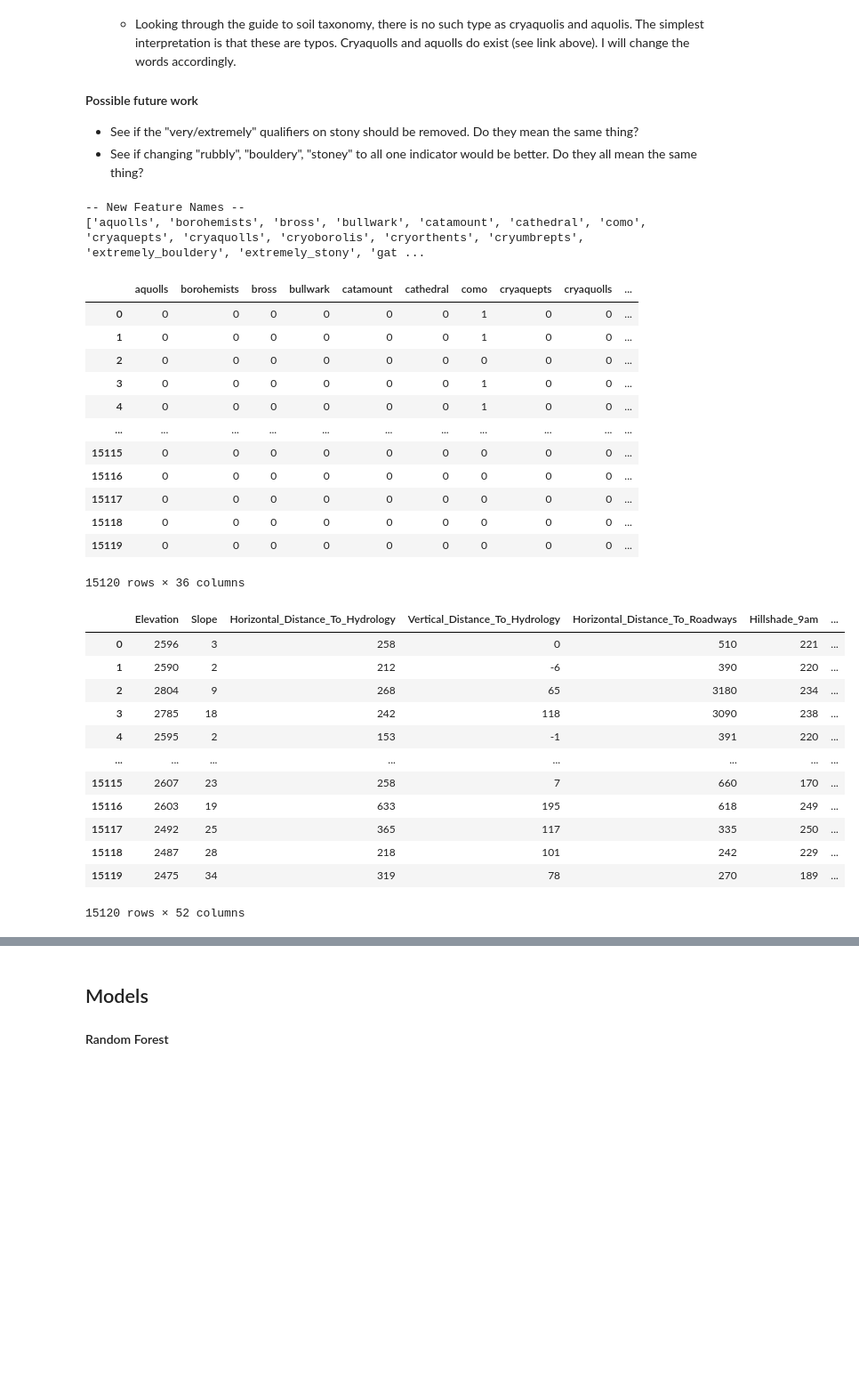
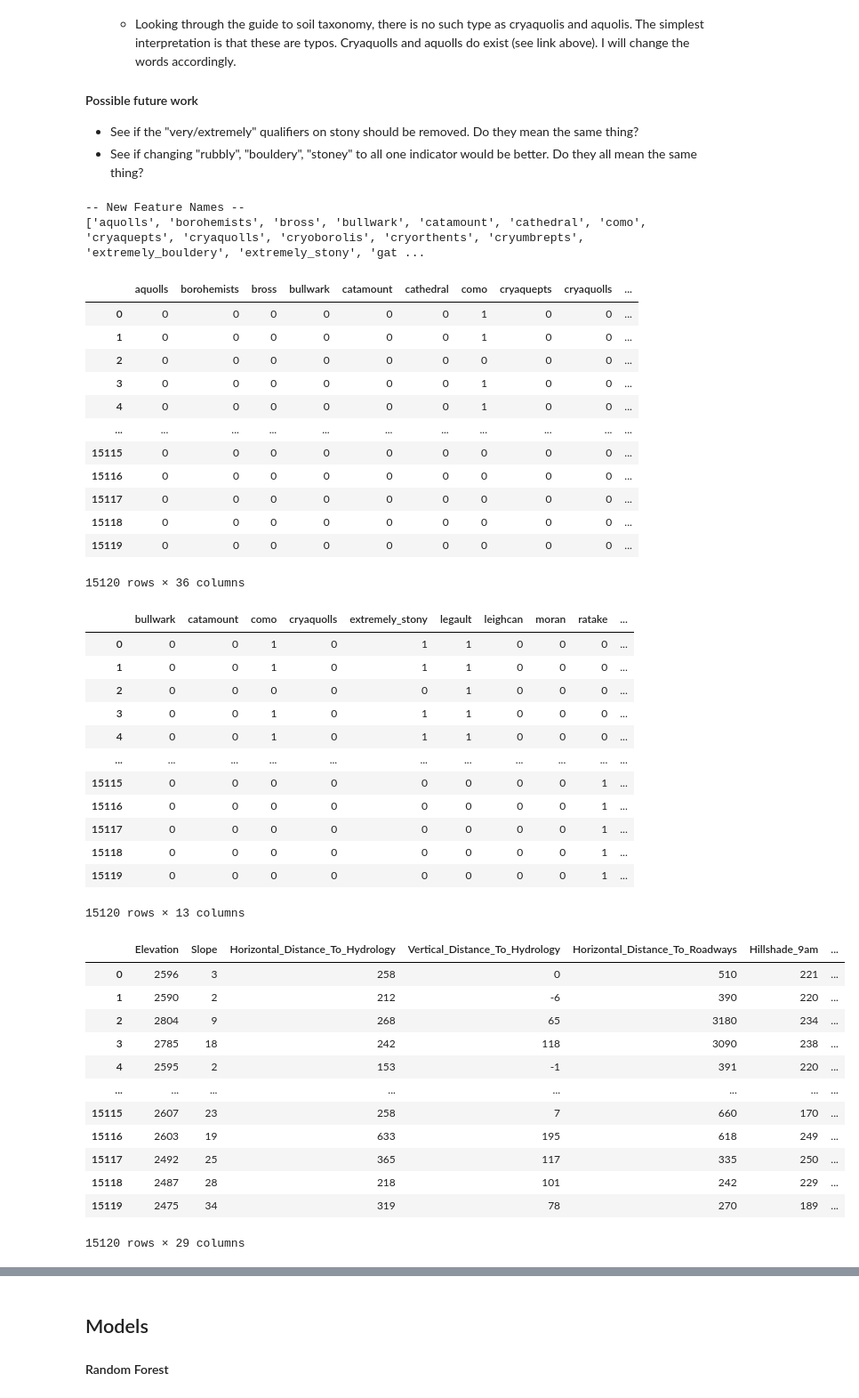
Before and after one commit to justinetaylor/mids-w207-final-project, a Jupyter notebook: clear-cut-solution.ipynb, the cells around one changed output, grey strips where cells are left out. Shown at 89% size. Cells and saved outputs as stored; diff of their text form; code cells hidden in the pictures; blank space fills up the shorter version.

```diff
--- a/clear-cut-solution.ipynb
+++ b/clear-cut-solution.ipynb
@@ -318,46 +318,68 @@ og_soil_col_names = [("Soil_Type{:d}".format(ii+1)) for ii in range(40)]
 
 # get columns containing soil information from our dataframe.
 soil_cols = np.array(train_df[og_soil_col_names])
 
 # transform the soil features. Put them into a dataframe.
 trans_soil = np.matmul(soil_cols,xform)
 trans_soil_df = pd.DataFrame(data = trans_soil, columns = new_cats)
 display(trans_soil_df)
 
+## Remove the features that have very low occurence rates
+
+# print(trans_soil_df.sum(axis=0))
+    # print occurence rates of the various features
+
+# remove low occurence soil types
+occ_lim = 1400 #0, 2,100,300,900,1400 default # remove columns that have less than occ_lim examples in the data
+high_occ_ser = trans_soil_df.sum(axis=0) >= occ_lim
+high_occ_names = [entry for entry in high_occ_ser.index if high_occ_ser[entry]]
+trans_soil_df = trans_soil_df[high_occ_names]
+display(trans_soil_df)
+
 # combine the new soil features with the existing freatures in a single df
 df_new = train_df.drop(columns=og_soil_col_names)
 df_new = pd.concat([df_new, trans_soil_df],axis=1)
 df_new = df_new[[col for col in df_new if col not in ["Cover_Type"]]+["Cover_Type"]] #want cover type as last column
 display(df_new)
-
-# We'll just reassign the train_df here to be equal to df_new
-train_df = df_new
 # %% [output]
 -- New Feature Names --
 ['aquolls', 'borohemists', 'bross', 'bullwark', 'catamount', 'cathedral', 'como', 'cryaquepts', 'cryaquolls', 'cryoborolis', 'cryorthents', 'cryumbrepts', 'extremely_bouldery', 'extremely_stony', 'gat ...
 |  | aquolls | borohemists | bross | bullwark | catamount | cathedral | como | cryaquepts | cryaquolls | ... |
 | 0 | 0 | 0 | 0 | 0 | 0 | 0 | 1 | 0 | 0 | ... |
 | 1 | 0 | 0 | 0 | 0 | 0 | 0 | 1 | 0 | 0 | ... |
 | 2 | 0 | 0 | 0 | 0 | 0 | 0 | 0 | 0 | 0 | ... |
 | 3 | 0 | 0 | 0 | 0 | 0 | 0 | 1 | 0 | 0 | ... |
 | 4 | 0 | 0 | 0 | 0 | 0 | 0 | 1 | 0 | 0 | ... |
 | ... | ... | ... | ... | ... | ... | ... | ... | ... | ... | ... |
 | 15115 | 0 | 0 | 0 | 0 | 0 | 0 | 0 | 0 | 0 | ... |
 | 15116 | 0 | 0 | 0 | 0 | 0 | 0 | 0 | 0 | 0 | ... |
 | 15117 | 0 | 0 | 0 | 0 | 0 | 0 | 0 | 0 | 0 | ... |
 | 15118 | 0 | 0 | 0 | 0 | 0 | 0 | 0 | 0 | 0 | ... |
 | 15119 | 0 | 0 | 0 | 0 | 0 | 0 | 0 | 0 | 0 | ... |
 15120 rows × 36 columns
-|  | Elevation | Slope | Horizontal_Distance_To_Hydrology | Vertical_Distance_To_Hydrology | Horizontal_Distance_To_Roadways | Hillshade_9am | ... |
-| 0 | 2596 | 3 | 258 | 0 | 510 | 221 | ... |
-| 1 | 2590 | 2 | 212 | -6 | 390 | 220 | ... |
-| 2 | 2804 | 9 | 268 | 65 | 3180 | 234 | ... |
-| 3 | 2785 | 18 | 242 | 118 | 3090 | 238 | ... |
-| 4 | 2595 | 2 | 153 | -1 | 391 | 220 | ... |
-| ... | ... | ... | ... | ... | ... | ... | ... |
-| 15115 | 2607 | 23 | 258 | 7 | 660 | 170 | ... |
-| 15116 | 2603 | 19 | 633 | 195 | 618 | 249 | ... |
-| 15117 | 2492 | 25 | 365 | 117 | 335 | 250 | ... |
-| 15118 | 2487 | 28 | 218 | 101 | 242 | 229 | ... |
-| 15119 | 2475 | 34 | 319 | 78 | 270 | 189 | ... |
+|  | bullwark | catamount | como | cryaquolls | extremely_stony | legault | leighcan | moran | ratake | ... |
+| 0 | 0 | 0 | 1 | 0 | 1 | 1 | 0 | 0 | 0 | ... |
+| 1 | 0 | 0 | 1 | 0 | 1 | 1 | 0 | 0 | 0 | ... |
+| 2 | 0 | 0 | 0 | 0 | 0 | 1 | 0 | 0 | 0 | ... |
+| 3 | 0 | 0 | 1 | 0 | 1 | 1 | 0 | 0 | 0 | ... |
+| 4 | 0 | 0 | 1 | 0 | 1 | 1 | 0 | 0 | 0 | ... |
+| ... | ... | ... | ... | ... | ... | ... | ... | ... | ... | ... |
+| 15115 | 0 | 0 | 0 | 0 | 0 | 0 | 0 | 0 | 1 | ... |
+| 15116 | 0 | 0 | 0 | 0 | 0 | 0 | 0 | 0 | 1 | ... |
+| 15117 | 0 | 0 | 0 | 0 | 0 | 0 | 0 | 0 | 1 | ... |
+| 15118 | 0 | 0 | 0 | 0 | 0 | 0 | 0 | 0 | 1 | ... |
+| 15119 | 0 | 0 | 0 | 0 | 0 | 0 | 0 | 0 | 1 | ... |
-15120 rows × 52 columns
+15120 rows × 13 columns
+|  | Elevation | Slope | Horizontal_Distance_To_Hydrology | Vertical_Distance_To_Hydrology | Horizontal_Distance_To_Roadways | Hillshade_9am | ... |
+| 0 | 2596 | 3 | 258 | 0 | 510 | 221 | ... |
+| 1 | 2590 | 2 | 212 | -6 | 390 | 220 | ... |
+| 2 | 2804 | 9 | 268 | 65 | 3180 | 234 | ... |
+| 3 | 2785 | 18 | 242 | 118 | 3090 | 238 | ... |
+| 4 | 2595 | 2 | 153 | -1 | 391 | 220 | ... |
+| ... | ... | ... | ... | ... | ... | ... | ... |
+| 15115 | 2607 | 23 | 258 | 7 | 660 | 170 | ... |
+| 15116 | 2603 | 19 | 633 | 195 | 618 | 249 | ... |
+| 15117 | 2492 | 25 | 365 | 117 | 335 | 250 | ... |
+| 15118 | 2487 | 28 | 218 | 101 | 242 | 229 | ... |
+| 15119 | 2475 | 34 | 319 | 78 | 270 | 189 | ... |
+15120 rows × 29 columns
```
Also changed, not shown: parts of 17 cells of this notebook, 15 other files.
